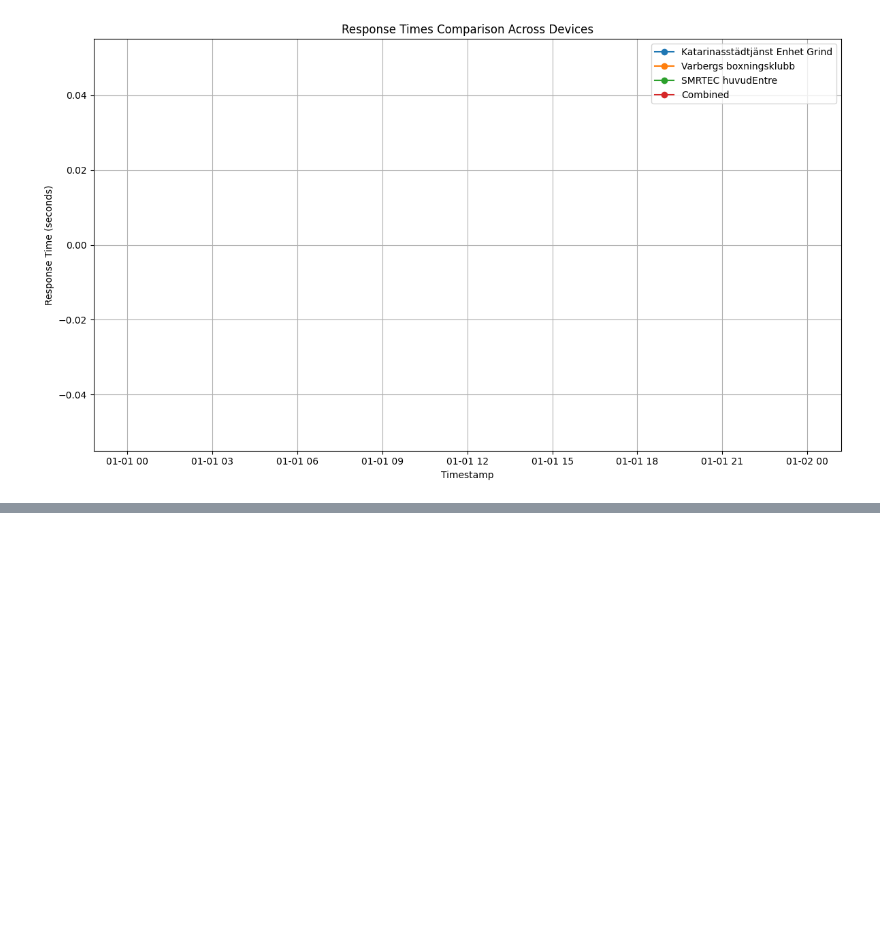
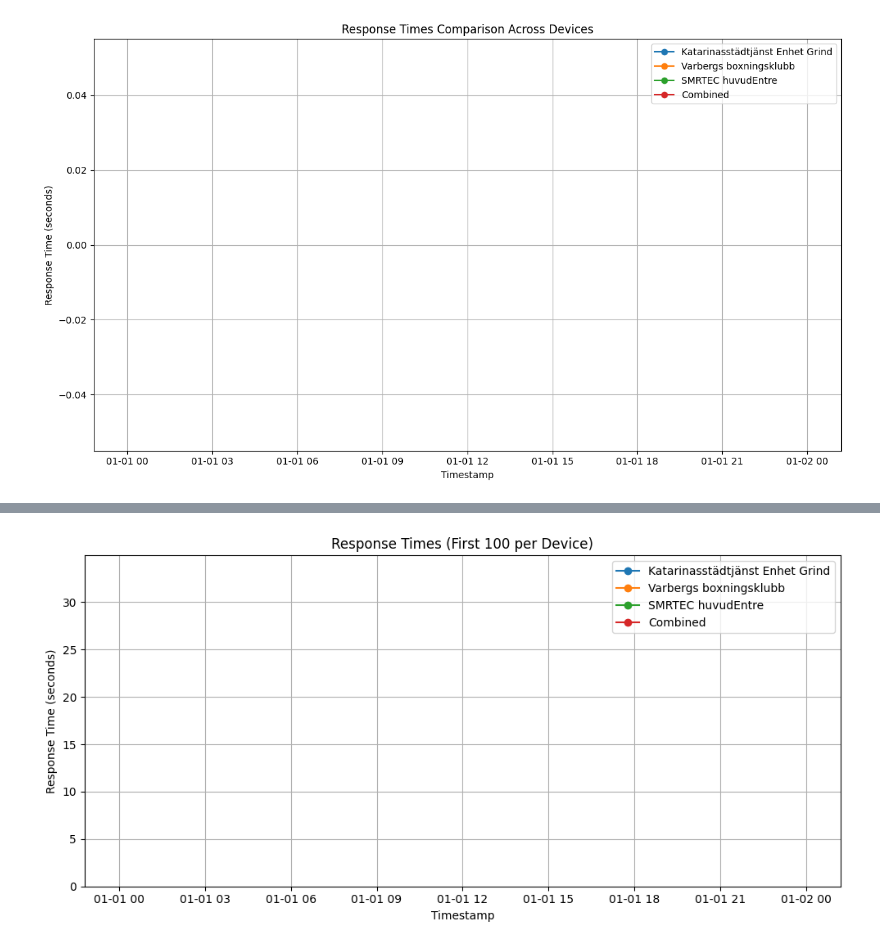
Before and after one commit to yuliaresina/lia_test_arena_, a Jupyter notebook: Kod.ipynb, the cells around one changed output, grey strips where cells are left out. Cells and saved outputs as stored; diff of their text form; code cells hidden in the pictures; blank space fills up the shorter version.

```diff
--- a/Kod.ipynb
+++ b/Kod.ipynb
@@ -201,0 +284,33 @@ Varbergs boxningsklubb: 268 response times
+# %%
+plt.figure(figsize=(10, 5))
+plotted = False
+
+for label, df in device_response_times.items():
+    sample_df = df.head(100)
+    if not sample_df.empty:
+        plt.plot(sample_df['timestamp'], sample_df['response_time_s'], marker='o', label=label)
+        plotted = True
+
+if plotted:
+    plt.xlabel('Timestamp')
+    plt.ylabel('Response Time (seconds)')
+    plt.title('Response Times (First 100 per Device)')
+    plt.legend()
+    plt.grid(True)
+
+    # --- NY DEL: automatiskt zooma in y-axeln beroende på värdena ---
+    all_values = []
+    for df in device_response_times.values():
+        all_values.extend(df["response_time_s"].dropna().head(100).tolist())
+
+    if all_values:
+        ymin = 0
+        ymax = max(all_values) * 1.2  # lite större än maxvärdet
+        plt.ylim(ymin, ymax)
+
+    plt.tight_layout()
+    plt.show()
+else:
+    print('No response time data available for plotting.')
+# %% [output]
+[figure, added]
```
Also changed, not shown: parts of 2 cells of this notebook, 1 other file.
